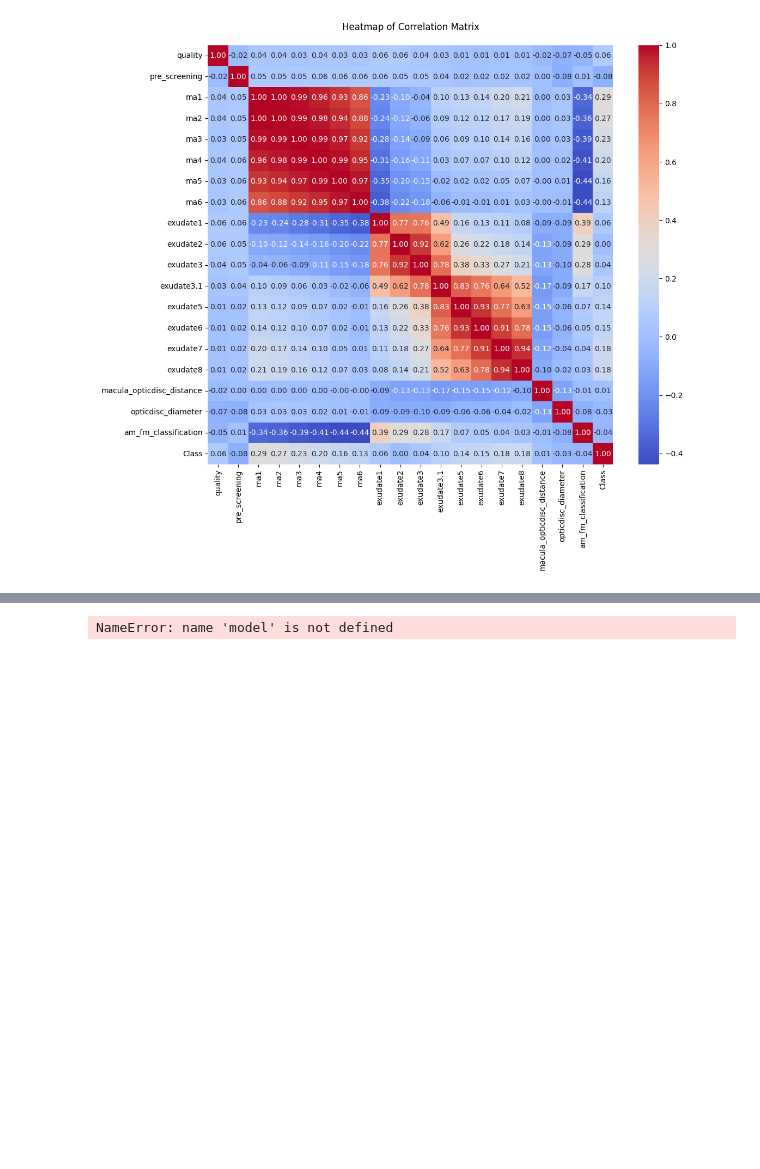
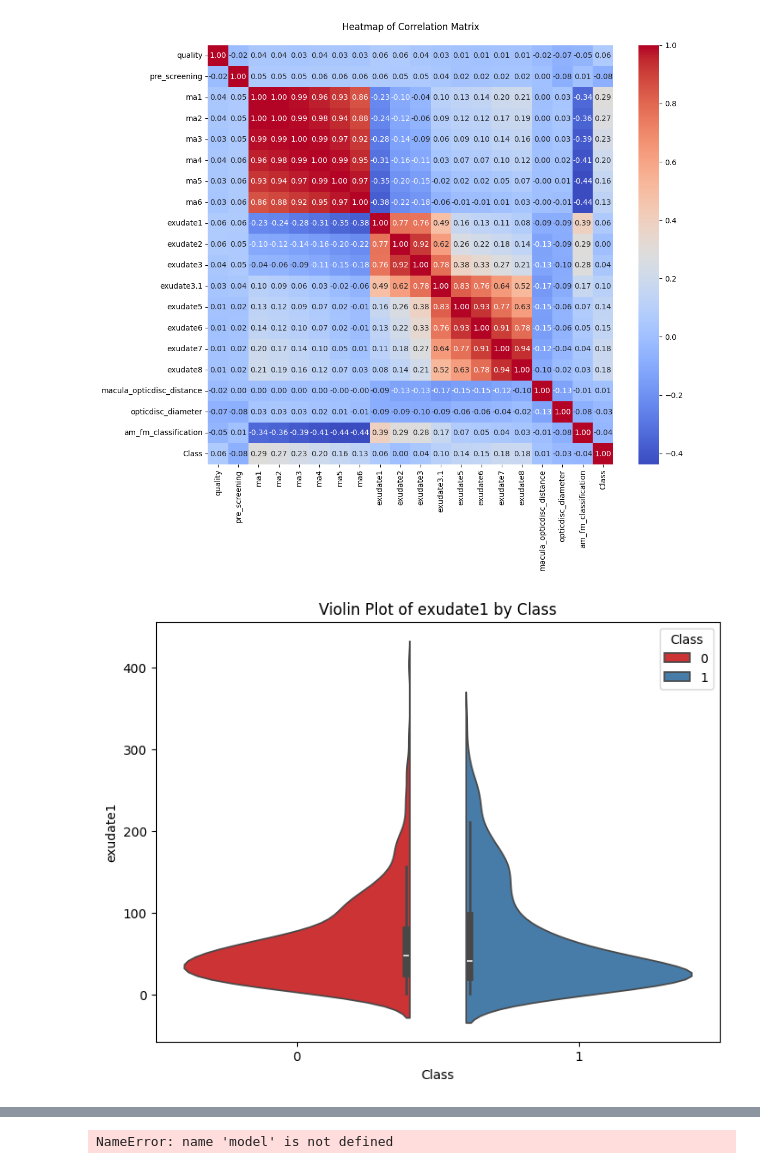
Before and after one commit to leonej01/Project-2-ML-Diabetic-Retinopathy, a Jupyter notebook: Starter_file.ipynb, the cells around one changed output, grey strips where cells are left out. Drawn from its saved outputs; the diff is of its cells as text; code cells hidden in the pictures; blank space fills up the shorter version.

Commit message:
multivariate violin plot

```diff
--- a/Starter_file.ipynb
+++ b/Starter_file.ipynb
@@ -209,6 +209,16 @@ plt.title('Heatmap of Correlation Matrix', pad=20)  # Use 'pad' to adjust the ti
 plt.show()
 # %% [output]
 [figure]
+# %%
+# Create a violin plot of exudate1 with Class as hue
+plt.figure(figsize=(8, 6))
+sns.violinplot(x='Class', y='exudate1', hue='Class', data=df, palette='Set1', split=True)
+plt.title('Violin Plot of exudate1 by Class')
+plt.xlabel('Class')
+plt.ylabel('exudate1')
+plt.show()
+# %% [output]
+[figure, added]
 # %%
 # Create X & Y variables
 df = df.rename(columns={'Class': 'y'})
```
